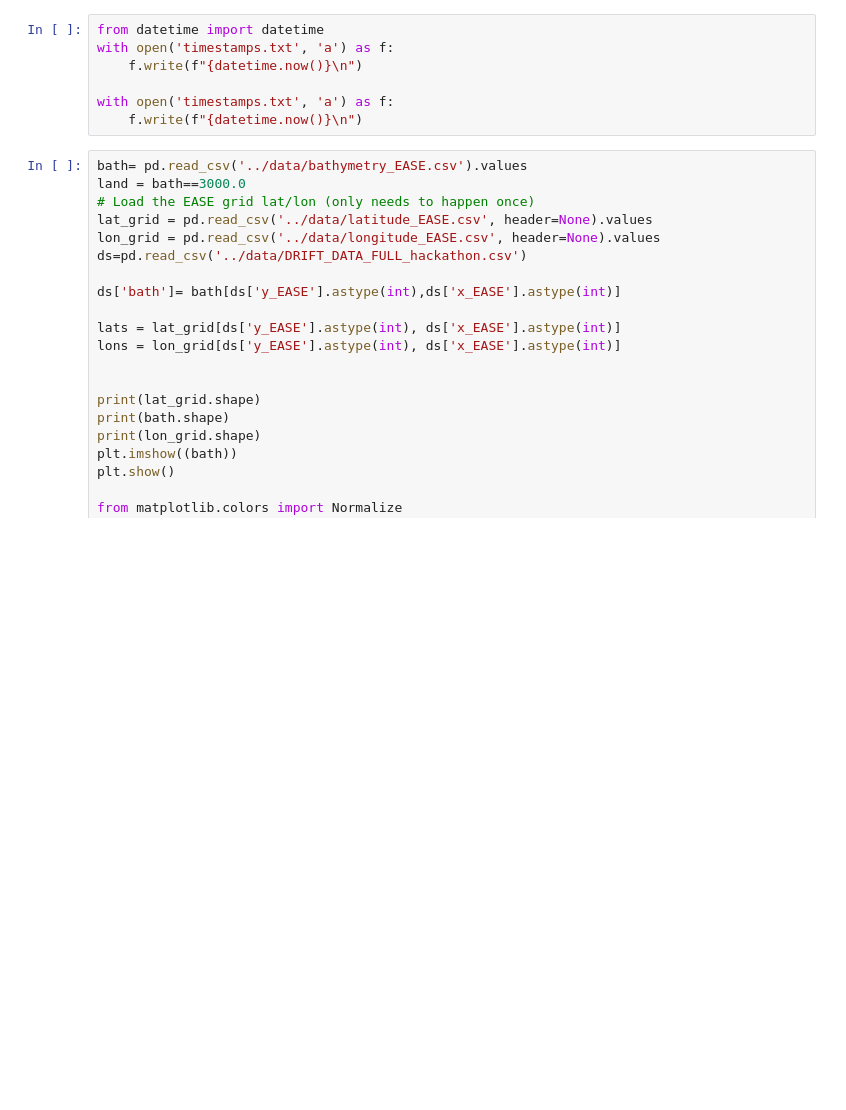
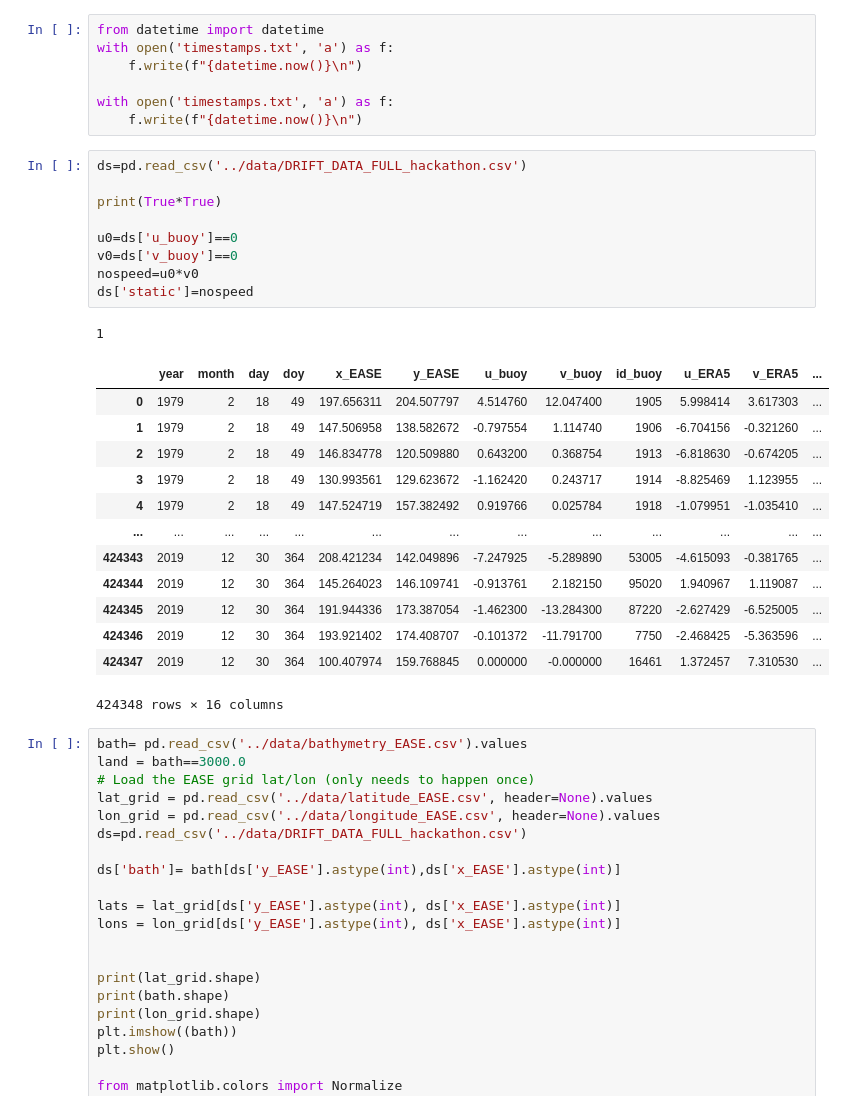
Before and after one commit to drpoisson-mp3/seA_Ice, a Jupyter notebook: exploration/explo.ipynb, the cells around one changed output. Drawn from its saved outputs; the diff is of its cells as text; blank space fills up the shorter version.

```diff
--- a/exploration/explo.ipynb
+++ b/exploration/explo.ipynb
@@ -13,6 +13,30 @@ with open('timestamps.txt', 'a') as f:
 
 with open('timestamps.txt', 'a') as f:
     f.write(f"{datetime.now()}\n")
+# %%
+ds=pd.read_csv('../data/DRIFT_DATA_FULL_hackathon.csv')
+
+print(True*True)
+
+u0=ds['u_buoy']==0
+v0=ds['v_buoy']==0
+nospeed=u0*v0
+ds['static']=nospeed
+# %% [output]
+1
+|  | year | month | day | doy | x_EASE | y_EASE | u_buoy | v_buoy | id_buoy | u_ERA5 | v_ERA5 | ... |
+| 0 | 1979 | 2 | 18 | 49 | 197.656311 | 204.507797 | 4.514760 | 12.047400 | 1905 | 5.998414 | 3.617303 | ... |
+| 1 | 1979 | 2 | 18 | 49 | 147.506958 | 138.582672 | -0.797554 | 1.114740 | 1906 | -6.704156 | -0.321260 | ... |
+| 2 | 1979 | 2 | 18 | 49 | 146.834778 | 120.509880 | 0.643200 | 0.368754 | 1913 | -6.818630 | -0.674205 | ... |
+| 3 | 1979 | 2 | 18 | 49 | 130.993561 | 129.623672 | -1.162420 | 0.243717 | 1914 | -8.825469 | 1.123955 | ... |
+| 4 | 1979 | 2 | 18 | 49 | 147.524719 | 157.382492 | 0.919766 | 0.025784 | 1918 | -1.079951 | -1.035410 | ... |
+| ... | ... | ... | ... | ... | ... | ... | ... | ... | ... | ... | ... | ... |
+| 424343 | 2019 | 12 | 30 | 364 | 208.421234 | 142.049896 | -7.247925 | -5.289890 | 53005 | -4.615093 | -0.381765 | ... |
+| 424344 | 2019 | 12 | 30 | 364 | 145.264023 | 146.109741 | -0.913761 | 2.182150 | 95020 | 1.940967 | 1.119087 | ... |
+| 424345 | 2019 | 12 | 30 | 364 | 191.944336 | 173.387054 | -1.462300 | -13.284300 | 87220 | -2.627429 | -6.525005 | ... |
+| 424346 | 2019 | 12 | 30 | 364 | 193.921402 | 174.408707 | -0.101372 | -11.791700 | 7750 | -2.468425 | -5.363596 | ... |
+| 424347 | 2019 | 12 | 30 | 364 | 100.407974 | 159.768845 | 0.000000 | -0.000000 | 16461 | 1.372457 | 7.310530 | ... |
+424348 rows × 16 columns
 # %%
 bath= pd.read_csv('../data/bathymetry_EASE.csv').values
 land = bath==3000.0
```
Also changed, not shown: 8 other files.
